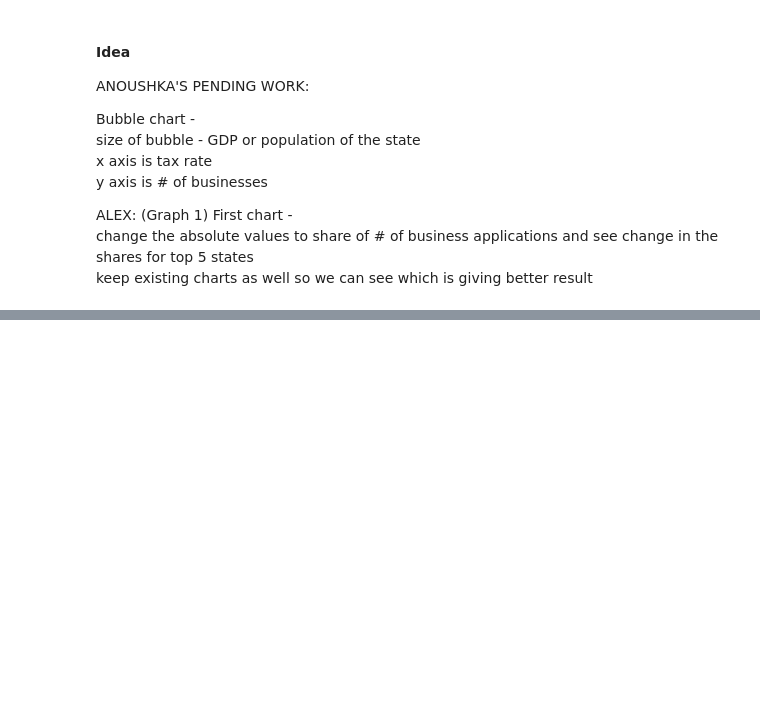
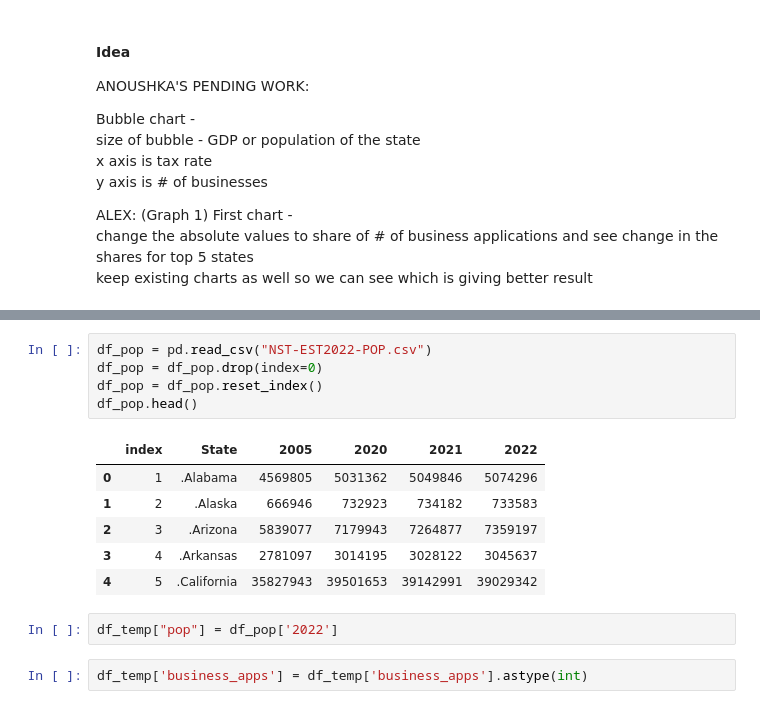
Before and after one commit to anoushkaberry15/data-analytics-project, a Jupyter notebook: AB_testing.ipynb, the cells around one changed output, grey strips where cells are left out. Drawn from its saved outputs; the diff is of its cells as text; blank space fills up the shorter version.

```diff
--- a/AB_testing.ipynb
+++ b/AB_testing.ipynb
@@ -385,0 +289,16 @@ df_biz.head()
+# %%
+df_pop = pd.read_csv("NST-EST2022-POP.csv")
+df_pop = df_pop.drop(index=0)
+df_pop = df_pop.reset_index()
+df_pop.head()
+# %% [output]
+|  | index | State | 2005 | 2020 | 2021 | 2022 |
+| 0 | 1 | .Alabama | 4569805 | 5031362 | 5049846 | 5074296 |
+| 1 | 2 | .Alaska | 666946 | 732923 | 734182 | 733583 |
+| 2 | 3 | .Arizona | 5839077 | 7179943 | 7264877 | 7359197 |
+| 3 | 4 | .Arkansas | 2781097 | 3014195 | 3028122 | 3045637 |
+| 4 | 5 | .California | 35827943 | 39501653 | 39142991 | 39029342 |
+# %%
+df_temp["pop"] = df_pop['2022']
+# %%
+df_temp['business_apps'] = df_temp['business_apps'].astype(int)
```
Also changed, not shown: parts of 42 cells of this notebook, 12 other files.
